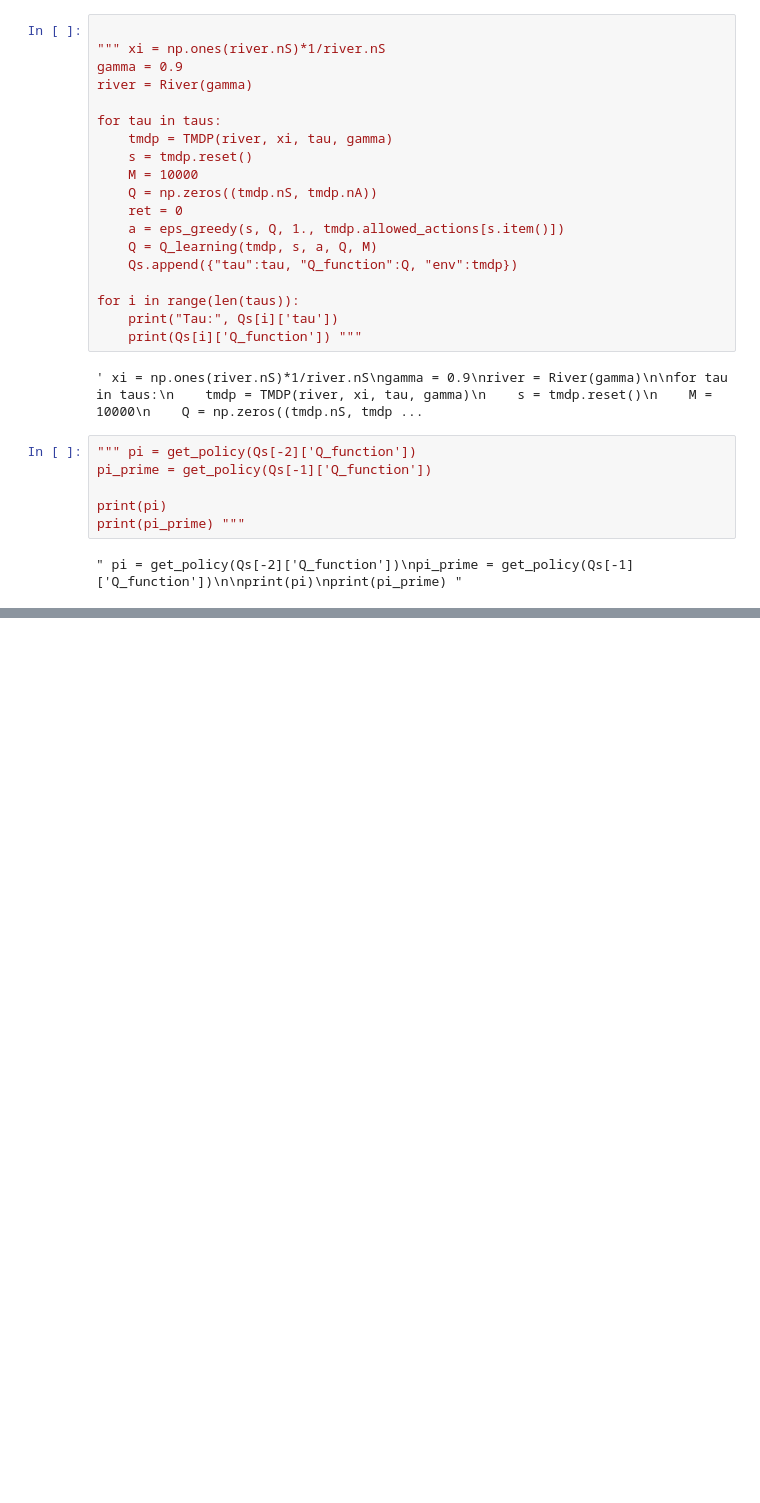
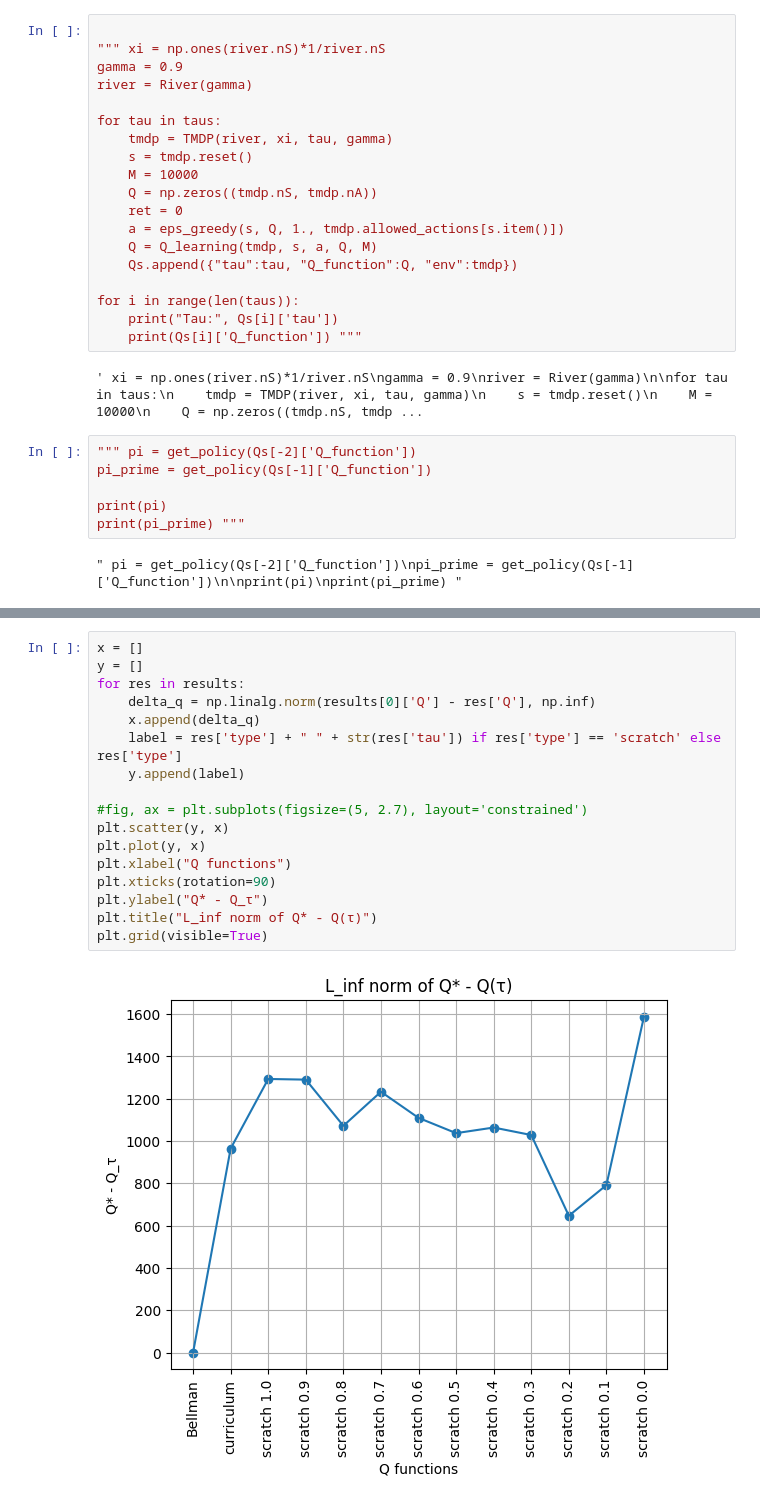
Before and after one commit to cris96spa/TMDP, a Jupyter notebook: Test.ipynb, the cells around one changed output, grey strips where cells are left out. Saved outputs shown, nothing was run; the diff lists cells and outputs as text; blank space fills up the shorter version.

```diff
--- a/Test.ipynb
+++ b/Test.ipynb
@@ -141,0 +172,19 @@ get_expected_avg_reward(tmdp.nS, tmdp.nA, tmdp.P_mat_tau, pi, tmdp.reward, tmdp.
+# %%
+x = []
+y = []
+for res in results:
+    delta_q = np.linalg.norm(results[0]['Q'] - res['Q'], np.inf)
+    x.append(delta_q)
+    label = res['type'] + " " + str(res['tau']) if res['type'] == 'scratch' else res['type']
+    y.append(label)
+
+#fig, ax = plt.subplots(figsize=(5, 2.7), layout='constrained')
+plt.scatter(y, x)
+plt.plot(y, x)
+plt.xlabel("Q functions")
+plt.xticks(rotation=90)
+plt.ylabel("Q* - Q_τ")
+plt.title("L_inf norm of Q* - Q(τ)")
+plt.grid(visible=True)
+# %% [output]
+[figure, added]
```
Also changed, not shown: parts of 9 cells of this notebook, 3 other files.
